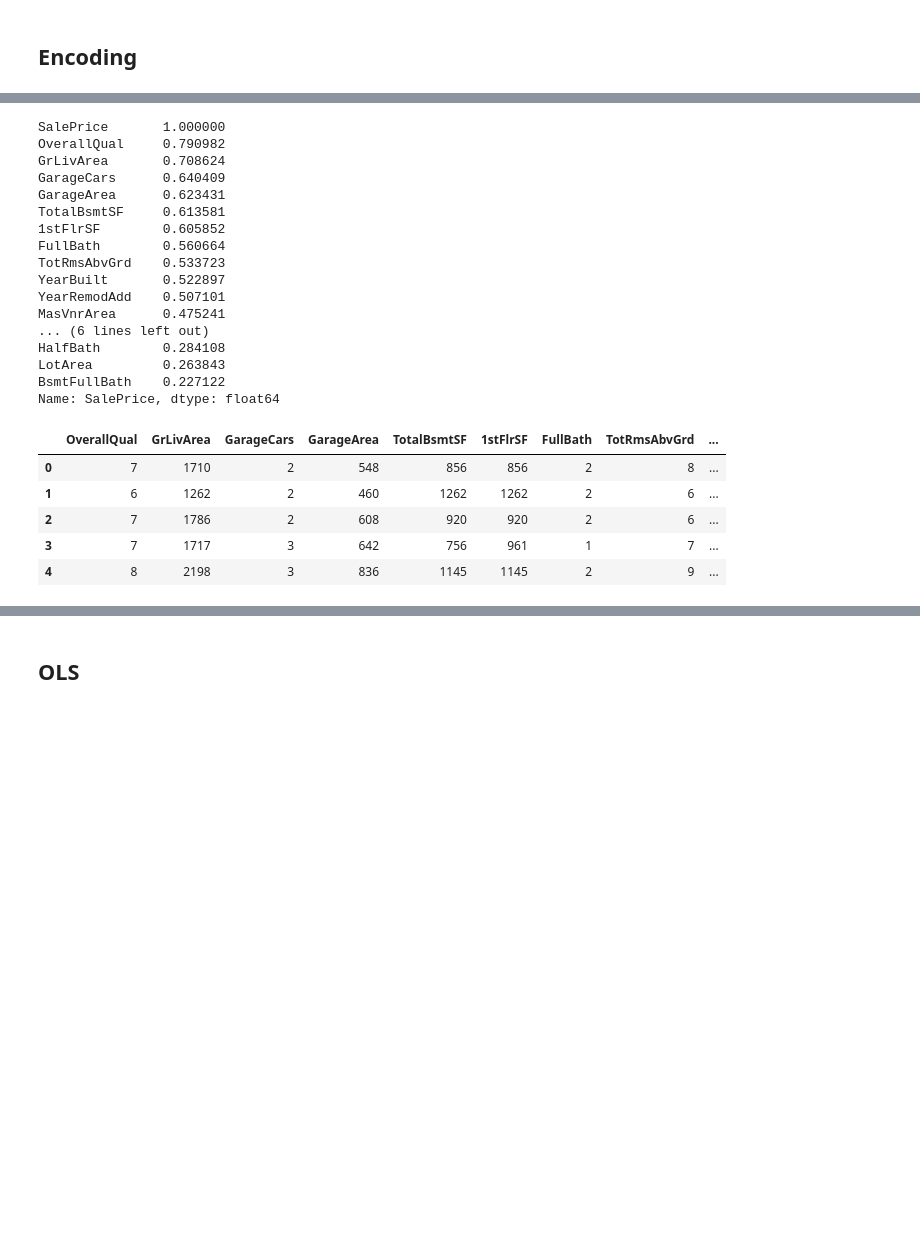
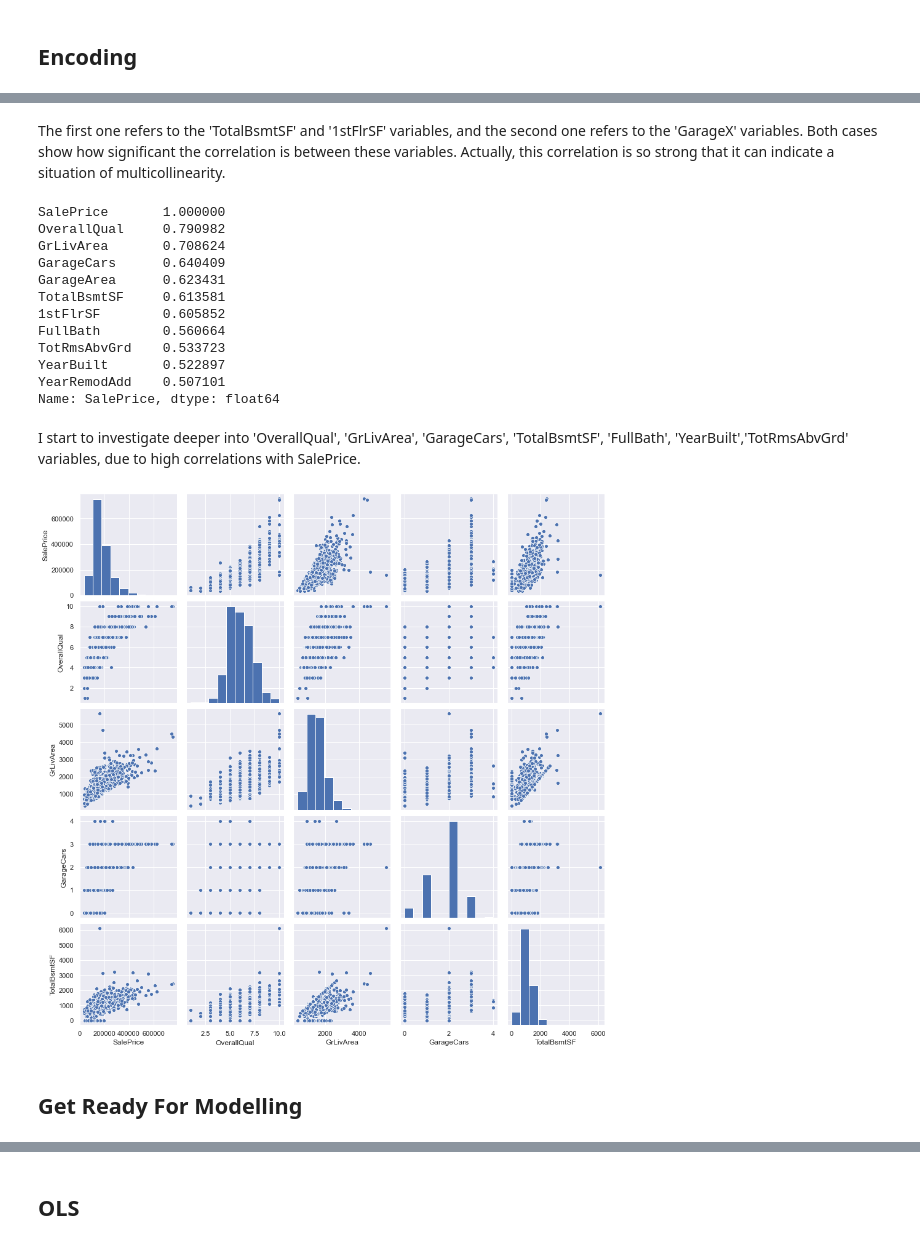
Before and after one commit to Casssiee/House-Price, a Jupyter notebook: House Prices Advance.ipynb, the cells around one changed output, grey strips where cells are left out. Drawn from its saved outputs; the diff is of its cells as text; code cells hidden in the pictures; blank space fills up the shorter version.

```diff
--- a/House Prices Advance.ipynb
+++ b/House Prices Advance.ipynb
@@ -333,5 +214,7 @@ sns.heatmap(corr_matrix)
+# %% [markdown]
+The first one refers to the 'TotalBsmtSF' and '1stFlrSF' variables, and the second one refers to the 'GarageX' variables. Both cases show how significant the correlation is between these variables. Actually, this correlation is so strong that it can indicate a situation of multicollinearity.
 # %%
-n_var = 21
+n_var = 11
 corr_matrix["SalePrice"].sort_values(ascending=False).head(n_var)
 # %% [output]
 SalePrice       1.000000
@@ -345,22 +228,13 @@ FullBath        0.560664
 TotRmsAbvGrd    0.533723
 YearBuilt       0.522897
 YearRemodAdd    0.507101
-MasVnrArea      0.475241
-... (6 lines left out)
-HalfBath        0.284108
-LotArea         0.263843
-BsmtFullBath    0.227122
 Name: SalePrice, dtype: float64
-# %%
-X = pd.get_dummies(train_clean[['OverallQual','GrLivArea','GarageCars','GarageArea','TotalBsmtSF',
-                                         '1stFlrSF','FullBath','TotRmsAbvGrd','YearBuilt','YearRemodAdd',
-                                         'MasVnrArea','Fireplaces','BsmtFinSF1','LotFrontage','WoodDeckSF',
-                                         '2ndFlrSF','OpenPorchSF','HalfBath','LotArea','BsmtFullBath']], drop_first=True)
-X.head()
-# %% [output]
-|  | OverallQual | GrLivArea | GarageCars | GarageArea | TotalBsmtSF | 1stFlrSF | FullBath | TotRmsAbvGrd | ... |
-| 0 | 7 | 1710 | 2 | 548 | 856 | 856 | 2 | 8 | ... |
-| 1 | 6 | 1262 | 2 | 460 | 1262 | 1262 | 2 | 6 | ... |
-| 2 | 7 | 1786 | 2 | 608 | 920 | 920 | 2 | 6 | ... |
-| 3 | 7 | 1717 | 3 | 642 | 756 | 961 | 1 | 7 | ... |
-| 4 | 8 | 2198 | 3 | 836 | 1145 | 1145 | 2 | 9 | ... |
+# %% [markdown]
+I start to investigate deeper into 'OverallQual', 'GrLivArea', 'GarageCars', 'TotalBsmtSF', 'FullBath', 'YearBuilt','TotRmsAbvGrd' variables, due to high correlations with SalePrice.
+# %%
+sns.set()
+cols = ['SalePrice', 'OverallQual', 'GrLivArea', 'GarageCars', 'TotalBsmtSF']
+sns.pairplot(train_clean[cols], size = 2.5)
+plt.show();
+# %% [output]
+[figure, added]
@@ -366,0 +243,2 @@ X.head()
+# %% [markdown]
+## Get Ready For Modelling
```
Also changed, not shown: parts of 72 cells of this notebook.
